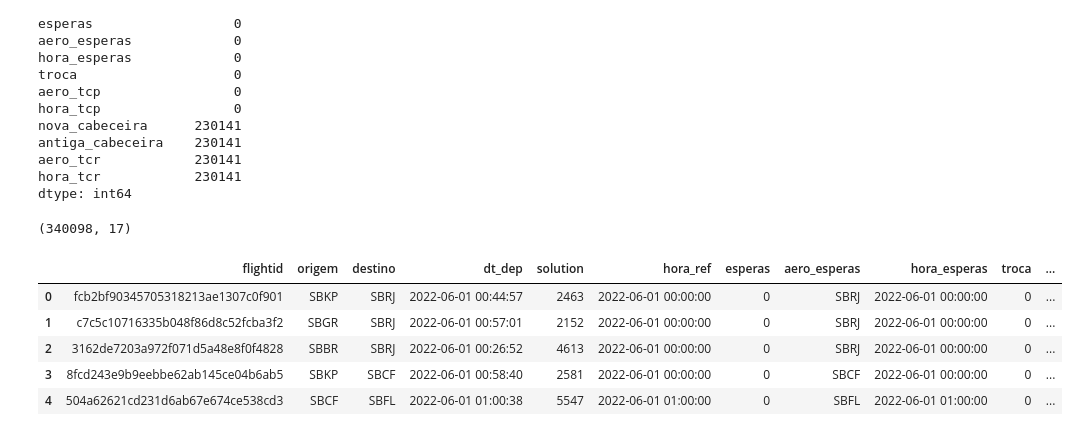
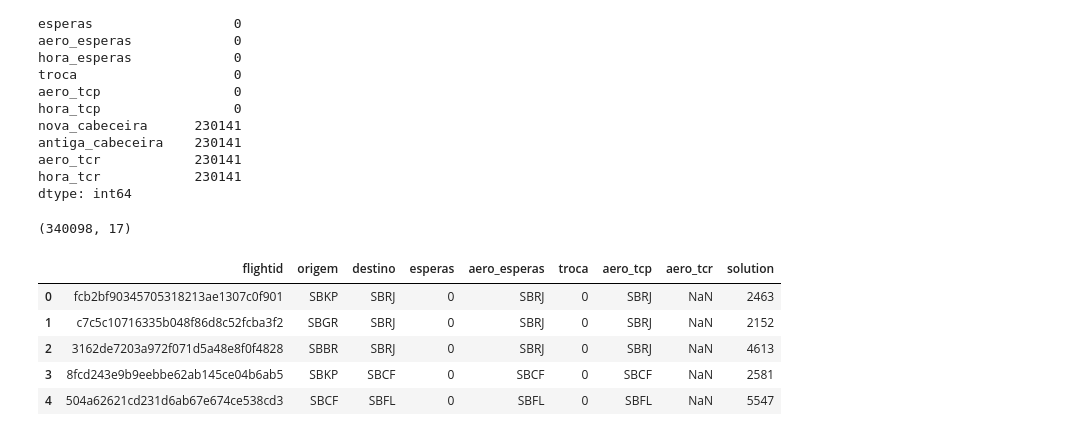
Before and after one commit to InAI-Delta/ita-datascience-2023, a Jupyter notebook: initial_analysis.ipynb, the cells around one changed output. Drawn from its saved outputs; the diff is of its cells as text; code cells hidden in the pictures.

```diff
--- a/initial_analysis.ipynb
+++ b/initial_analysis.ipynb
@@ -277,13 +281,16 @@ train_data.shape
 # %% [output]
 (340098, 17)
 # %%
-train_data = train_data.drop(columns=['nova_cabeceira', 'antiga_cabeceira', 'dt_arr'], axis=1)
+train_data = train_data.drop(columns=['nova_cabeceira', 'antiga_cabeceira', 'dt_arr', 'hora_ref', 'hora_esperas', 'dt_dep', 'hora_tcp', 'hora_tcr'], axis=1)
+
+train_data = train_data[['flightid', 'origem', 'destino', 'esperas', 'aero_esperas', 'troca', 'aero_tcp', 'aero_tcr', 'solution']]
+
 train_data.head()
 # %% [output]
-|  | flightid | origem | destino | dt_dep | solution | hora_ref | esperas | aero_esperas | hora_esperas | troca | ... |
-| 0 | fcb2bf90345705318213ae1307c0f901 | SBKP | SBRJ | 2022-06-01 00:44:57 | 2463 | 2022-06-01 00:00:00 | 0 | SBRJ | 2022-06-01 00:00:00 | 0 | ... |
-| 1 | c7c5c10716335b048f86d8c52fcba3f2 | SBGR | SBRJ | 2022-06-01 00:57:01 | 2152 | 2022-06-01 00:00:00 | 0 | SBRJ | 2022-06-01 00:00:00 | 0 | ... |
-| 2 | 3162de7203a972f071d5a48e8f0f4828 | SBBR | SBRJ | 2022-06-01 00:26:52 | 4613 | 2022-06-01 00:00:00 | 0 | SBRJ | 2022-06-01 00:00:00 | 0 | ... |
-| 3 | 8fcd243e9b9eebbe62ab145ce04b6ab5 | SBKP | SBCF | 2022-06-01 00:58:40 | 2581 | 2022-06-01 00:00:00 | 0 | SBCF | 2022-06-01 00:00:00 | 0 | ... |
-| 4 | 504a62621cd231d6ab67e674ce538cd3 | SBCF | SBFL | 2022-06-01 01:00:38 | 5547 | 2022-06-01 01:00:00 | 0 | SBFL | 2022-06-01 01:00:00 | 0 | ... |
+|  | flightid | origem | destino | esperas | aero_esperas | troca | aero_tcp | aero_tcr | solution |
+| 0 | fcb2bf90345705318213ae1307c0f901 | SBKP | SBRJ | 0 | SBRJ | 0 | SBRJ | NaN | 2463 |
+| 1 | c7c5c10716335b048f86d8c52fcba3f2 | SBGR | SBRJ | 0 | SBRJ | 0 | SBRJ | NaN | 2152 |
+| 2 | 3162de7203a972f071d5a48e8f0f4828 | SBBR | SBRJ | 0 | SBRJ | 0 | SBRJ | NaN | 4613 |
+| 3 | 8fcd243e9b9eebbe62ab145ce04b6ab5 | SBKP | SBCF | 0 | SBCF | 0 | SBCF | NaN | 2581 |
+| 4 | 504a62621cd231d6ab67e674ce538cd3 | SBCF | SBFL | 0 | SBFL | 0 | SBFL | NaN | 5547 |
 # %%
```
Also changed, not shown: parts of 8 cells of this notebook, 2 other files.
